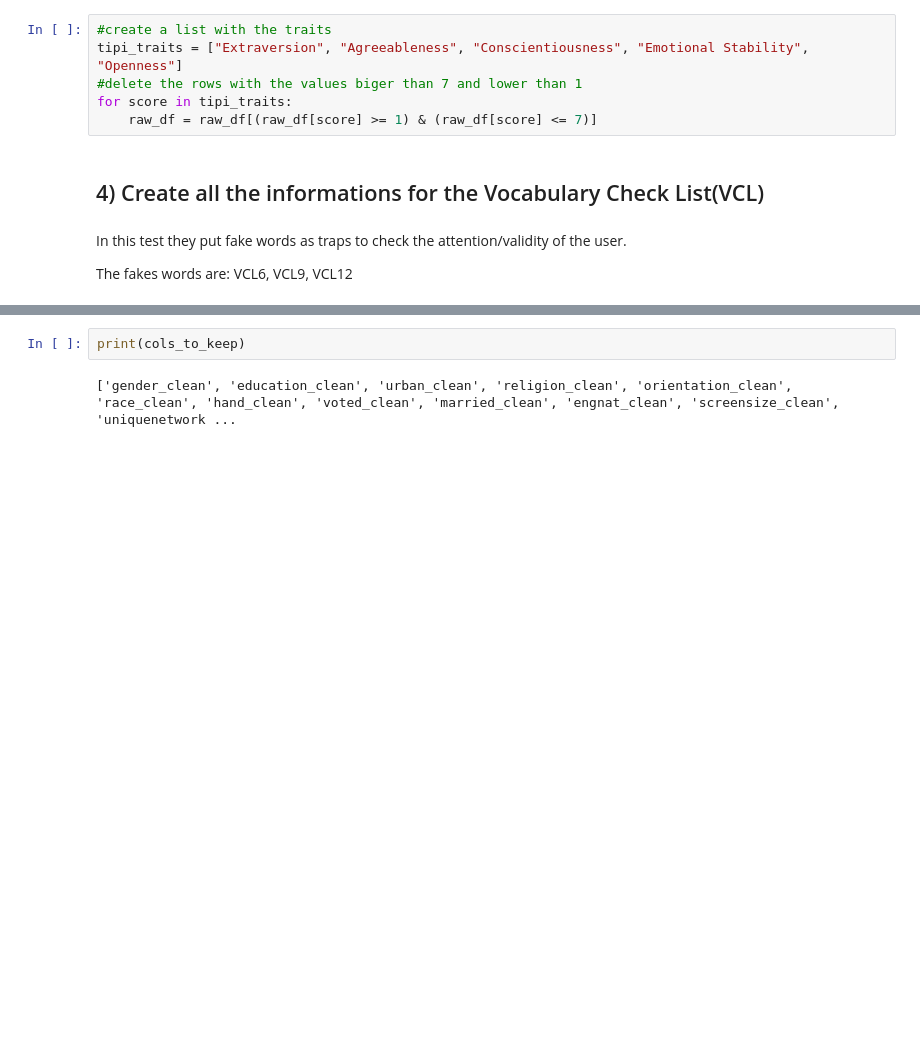
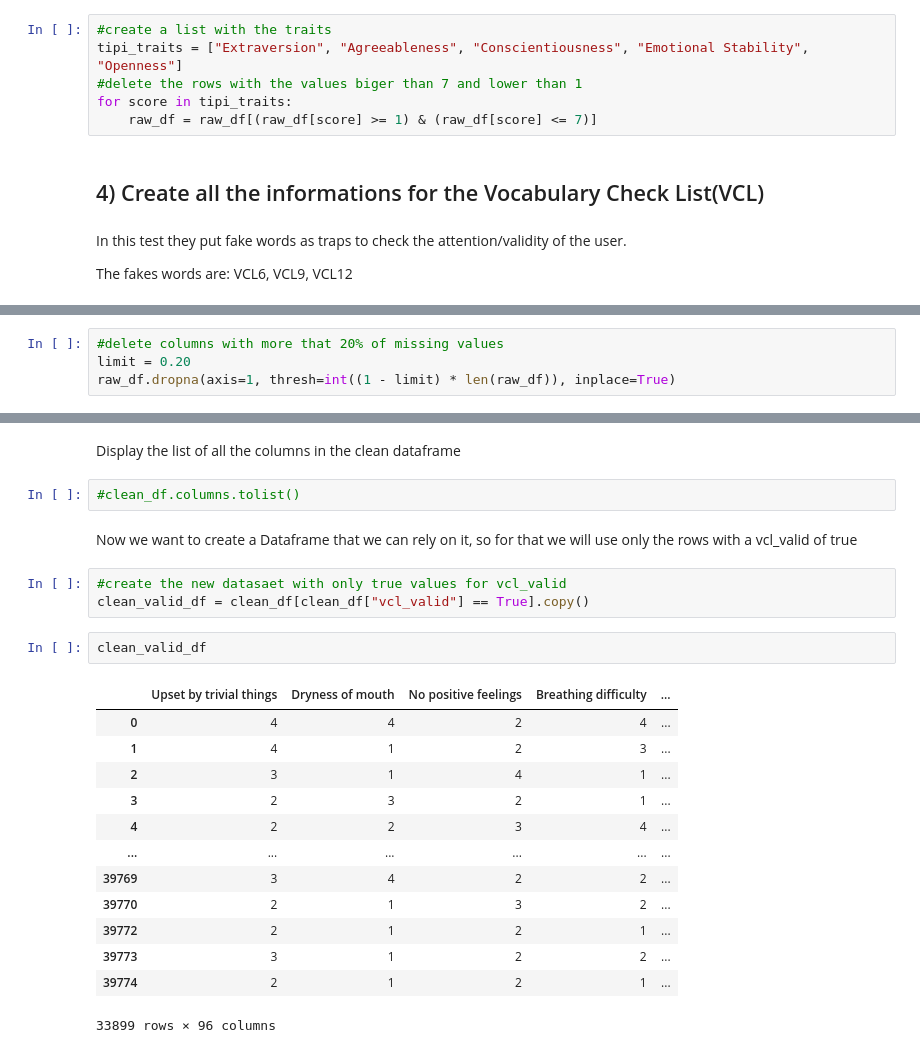
Before and after one commit to vrelvape/individual-project-mental-health, a Jupyter notebook: notebooks/01_exploration.ipynb, the cells around one changed output, grey strips where cells are left out. Cells and saved outputs as stored; diff of their text form; blank space fills up the shorter version.

```diff
--- a/notebooks/01_exploration.ipynb
+++ b/notebooks/01_exploration.ipynb
@@ -444,0 +494,4 @@ vcl_new_columns=["vcl_valid","vcl_invalid","vcl_score"]
+# %%
+#delete columns with more that 20% of missing values
+limit = 0.20
+raw_df.dropna(axis=1, thresh=int((1 - limit) * len(raw_df)), inplace=True)
@@ -474,4 +530,25 @@ clean_df
-# %%
-print(cols_to_keep)
-# %% [output]
-['gender_clean', 'education_clean', 'urban_clean', 'religion_clean', 'orientation_clean', 'race_clean', 'hand_clean', 'voted_clean', 'married_clean', 'engnat_clean', 'screensize_clean', 'uniquenetwork ...
+# %% [markdown]
+Display the list of all the columns in the clean dataframe
+# %%
+#clean_df.columns.tolist()
+# %% [markdown]
+Now we want to create a Dataframe that we can rely on it, so for that we will use only the rows with a vcl_valid of true
+# %%
+#create the new datasaet with only true values for vcl_valid
+clean_valid_df = clean_df[clean_df["vcl_valid"] == True].copy()
+# %%
+clean_valid_df
+# %% [output]
+|  | Upset by trivial things | Dryness of mouth | No positive feelings | Breathing difficulty | ... |
+| 0 | 4 | 4 | 2 | 4 | ... |
+| 1 | 4 | 1 | 2 | 3 | ... |
+| 2 | 3 | 1 | 4 | 1 | ... |
+| 3 | 2 | 3 | 2 | 1 | ... |
+| 4 | 2 | 2 | 3 | 4 | ... |
+| ... | ... | ... | ... | ... | ... |
+| 39769 | 3 | 4 | 2 | 2 | ... |
+| 39770 | 2 | 1 | 3 | 2 | ... |
+| 39772 | 2 | 1 | 2 | 1 | ... |
+| 39773 | 3 | 1 | 2 | 2 | ... |
+| 39774 | 2 | 1 | 2 | 1 | ... |
+33899 rows × 96 columns
```
Also changed, not shown: parts of 16 cells of this notebook.
